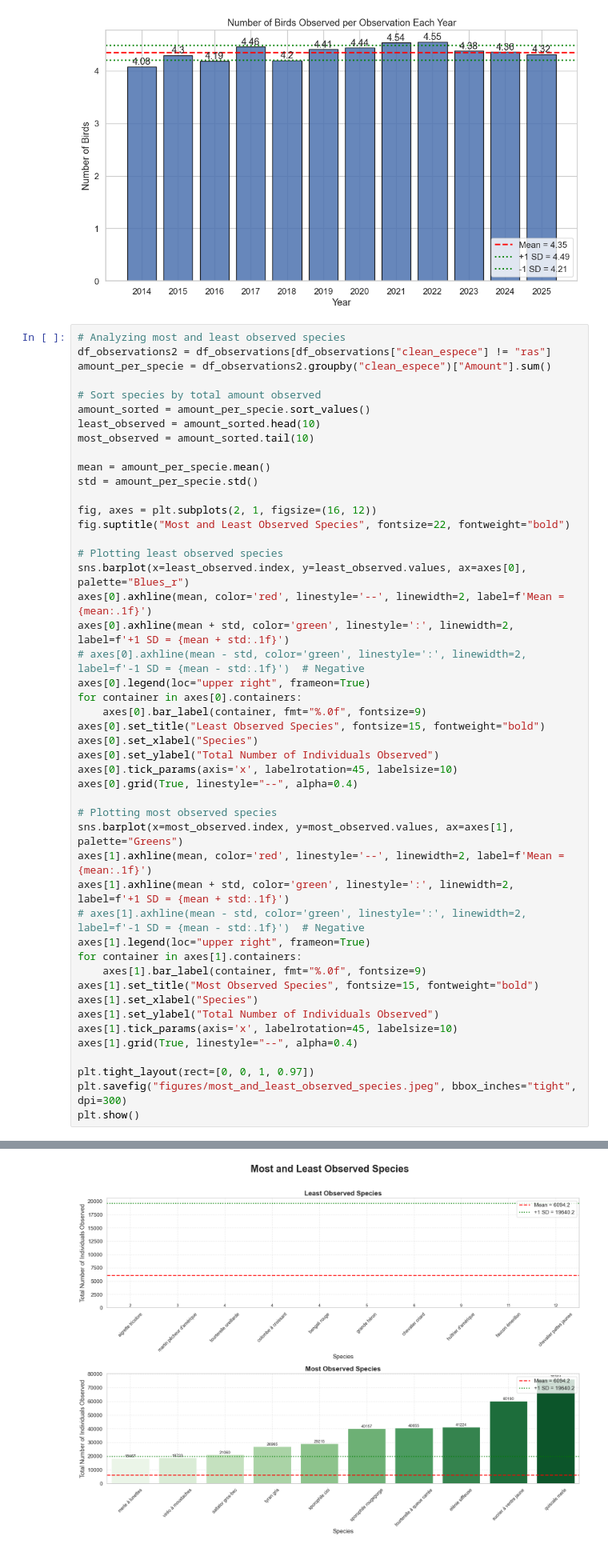
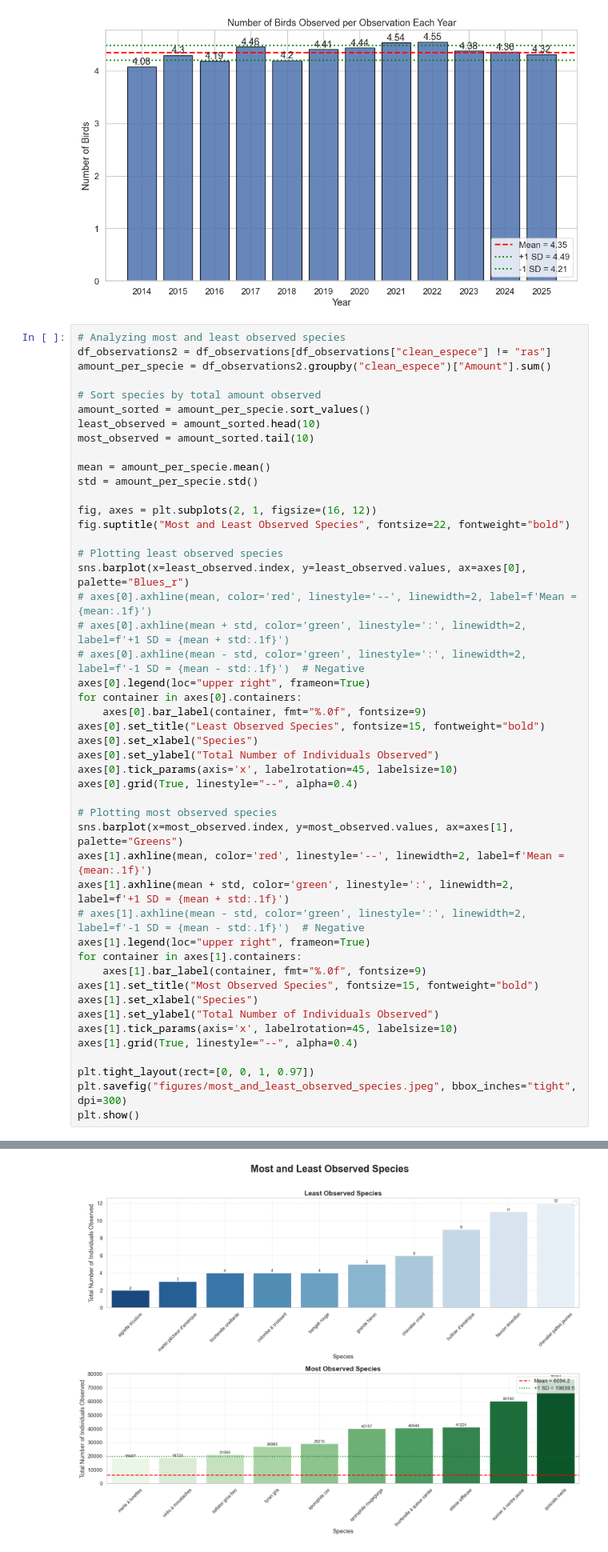
Before and after one commit to baptistepras/birds_biodiversity, a Jupyter notebook: data_preparation.ipynb, the cells around one changed output, grey strips where cells are left out. Shown at 80% size. Cells and saved outputs as stored; diff of their text form.

```diff
--- a/data_preparation.ipynb
+++ b/data_preparation.ipynb
@@ -876,8 +865,8 @@ fig.suptitle("Most and Least Observed Species", fontsize=22, fontweight="bold")
 
 # Plotting least observed species
 sns.barplot(x=least_observed.index, y=least_observed.values, ax=axes[0], palette="Blues_r")
-axes[0].axhline(mean, color='red', linestyle='--', linewidth=2, label=f'Mean = {mean:.1f}')
-axes[0].axhline(mean + std, color='green', linestyle=':', linewidth=2, label=f'+1 SD = {mean + std:.1f}')
+# axes[0].axhline(mean, color='red', linestyle='--', linewidth=2, label=f'Mean = {mean:.1f}')
+# axes[0].axhline(mean + std, color='green', linestyle=':', linewidth=2, label=f'+1 SD = {mean + std:.1f}')
 # axes[0].axhline(mean - std, color='green', linestyle=':', linewidth=2, label=f'-1 SD = {mean - std:.1f}')  # Negative
 axes[0].legend(loc="upper right", frameon=True)
 for container in axes[0].containers:
@@ -886,34 +875,34 @@ axes[0].set_title("Least Observed Species", fontsize=15, fontweight="bold")
 axes[0].set_xlabel("Species")
 axes[0].set_ylabel("Total Number of Individuals Observed")
 axes[0].tick_params(axis='x', labelrotation=45, labelsize=10)
 axes[0].grid(True, linestyle="--", alpha=0.4)
 
 # Plotting most observed species
 sns.barplot(x=most_observed.index, y=most_observed.values, ax=axes[1], palette="Greens")
 axes[1].axhline(mean, color='red', linestyle='--', linewidth=2, label=f'Mean = {mean:.1f}')
 axes[1].axhline(mean + std, color='green', linestyle=':', linewidth=2, label=f'+1 SD = {mean + std:.1f}')
 # axes[1].axhline(mean - std, color='green', linestyle=':', linewidth=2, label=f'-1 SD = {mean - std:.1f}')  # Negative
 axes[1].legend(loc="upper right", frameon=True)
 for container in axes[1].containers:
     axes[1].bar_label(container, fmt="%.0f", fontsize=9)
 axes[1].set_title("Most Observed Species", fontsize=15, fontweight="bold")
 axes[1].set_xlabel("Species")
 axes[1].set_ylabel("Total Number of Individuals Observed")
 axes[1].tick_params(axis='x', labelrotation=45, labelsize=10)
 axes[1].grid(True, linestyle="--", alpha=0.4)
 
 plt.tight_layout(rect=[0, 0, 1, 0.97])
 plt.savefig("figures/most_and_least_observed_species.jpeg", bbox_inches="tight", dpi=300)
 plt.show()
 # %% [output]
 Passing `palette` without assigning `hue` is deprecated and will be removed in v0.14.0. Assign the `x` variable to `hue` and set `legend=False` for the same effect.
 
   sns.barplot(x=least_observed.index, y=least_observed.values, ax=axes[0], palette="Blues_r")
 
 Passing `palette` without assigning `hue` is deprecated and will be removed in v0.14.0. Assign the `x` variable to `hue` and set `legend=False` for the same effect.
 
   sns.barplot(x=most_observed.index, y=most_observed.values, ax=axes[1], palette="Greens")
-[figure, old version]
+[figure, new version]
 # %%
 # Analyzing visual vs auditive detections
 visual_amount = df_observations["Visuel"].sum()
```
Also changed, not shown: parts of 1 cell of this notebook, 24 other files.
